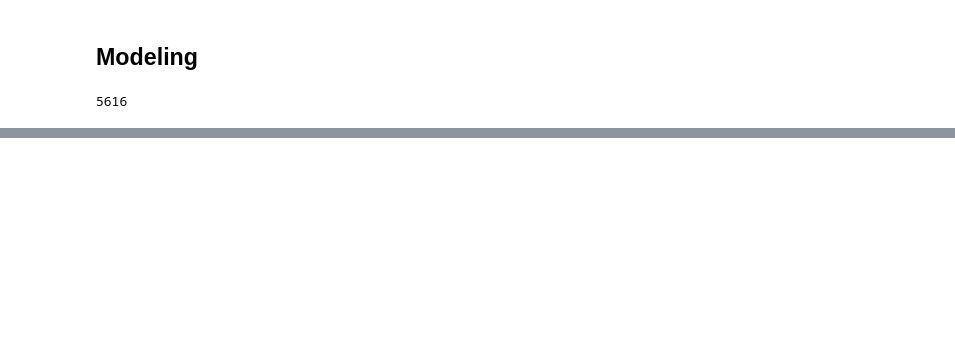
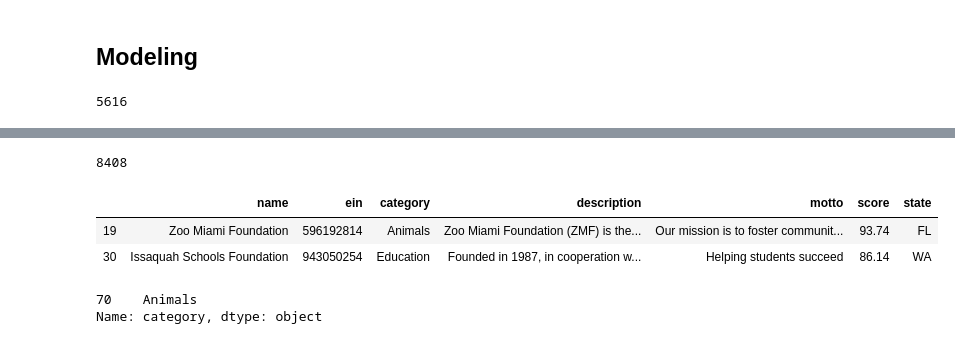
Before and after one commit to jackvessa/Charity_Recommender, a Jupyter notebook: src/Charity_Navigator_LDA_Similarity.ipynb, the cells around one changed output, grey strips where cells are left out. Drawn from its saved outputs; the diff is of its cells as text; code cells hidden in the pictures; blank space fills up the shorter version.

```diff
--- a/src/Charity_Navigator_LDA_Similarity.ipynb
+++ b/src/Charity_Navigator_LDA_Similarity.ipynb
@@ -195,0 +477,14 @@ AttributeError: module 'math' has no attribute 'round'
+# %%
+print(len(charity_navigator_df))
+
+charity_navigator_df.iloc[[19,30]]
+# %% [output]
+8408
+|  | name | ein | category | description | motto | score | state |
+| 19 | Zoo Miami Foundation | 596192814 | Animals | Zoo Miami Foundation (ZMF) is the... | Our mission is to foster communit... | 93.74 | FL |
+| 30 | Issaquah Schools Foundation | 943050254 | Education | Founded in 1987, in cooperation w... | Helping students succeed | 86.14 | WA |
+# %%
+charity_navigator_df.iloc[[70]]['category']
+# %% [output]
+70    Animals
+Name: category, dtype: object
```
Also changed, not shown: parts of 34 cells of this notebook, 16 other files.
